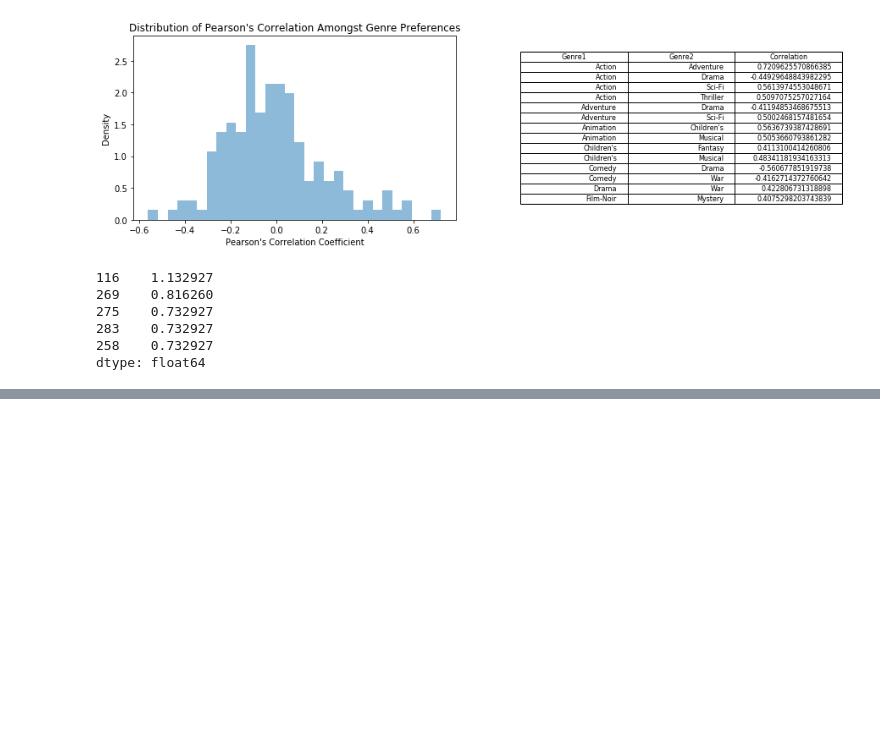
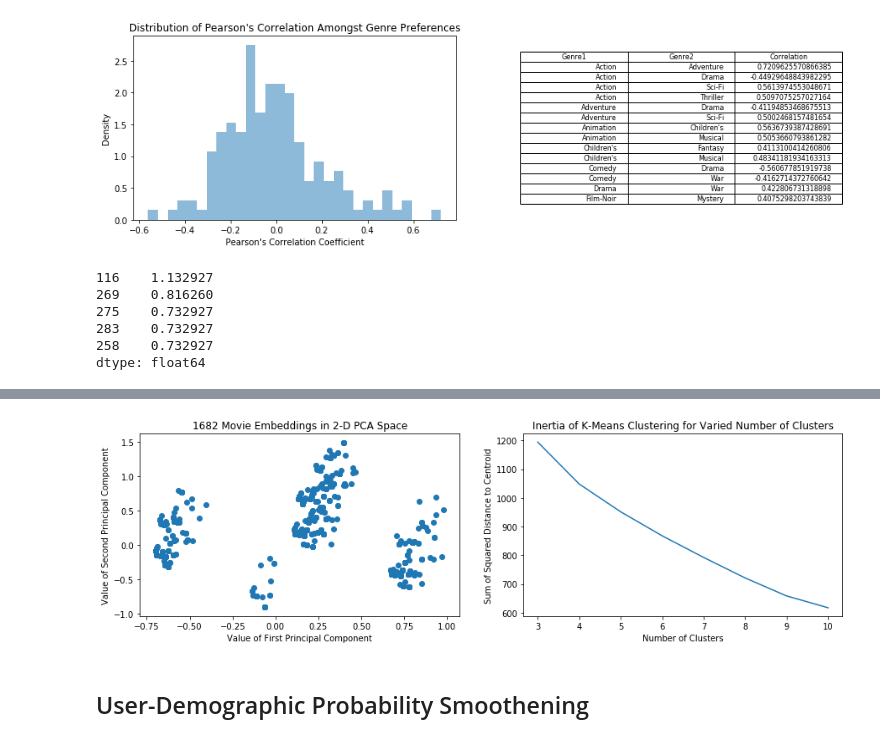
Before and after one commit to navyamehta/recommendation-engines, a Jupyter notebook: Content Clustering.ipynb, the cells around one changed output, grey strips where cells are left out. Drawn from its saved outputs; the diff is of its cells as text; code cells hidden in the pictures; blank space fills up the shorter version.

```diff
--- a/Content Clustering.ipynb
+++ b/Content Clustering.ipynb
@@ -117,0 +171,27 @@ deque([539, 1, 259, 1164, 892])
+# %%
+#Number of components chosen empirically from explained variances
+pca = sklearn.decomposition.PCA(n_components=10, svd_solver="full", copy=True)
+mv = pca.fit_transform(genre)
+# %%
+clusters, values = np.arange(3,11,1), np.arange(3,11,1, dtype=np.float64)
+for n in clusters:
+    cls = sklearn.cluster.KMeans(n_clusters=n, init="k-means++", n_init=30, max_iter=1000,
+                                 tol=1e-10, random_state=1)
+    cls.fit(mv)
+    values[n-3] = cls.inertia_
+plt.figure(figsize=(15,4))
+plt.subplot(1,2,1)
+plt.scatter(mv[:,0], mv[:,1])
+plt.xlabel("Value of First Principal Component")
+plt.ylabel("Value of Second Principal Component")
+plt.title("1682 Movie Embeddings in 2-D PCA Space")
+plt.subplot(1,2,2)
+plt.plot(clusters, values)
+plt.xlabel("Number of Clusters")
+plt.ylabel("Sum of Squared Distance to Centroid")
+plt.title("Inertia of K-Means Clustering for Varied Number of Clusters")
+plt.show()
+# %% [output]
+[figure, added]
+# %% [markdown]
+<h2>User-Demographic Probability Smoothening </h2>
```
Also changed, not shown: parts of 7 cells of this notebook.
